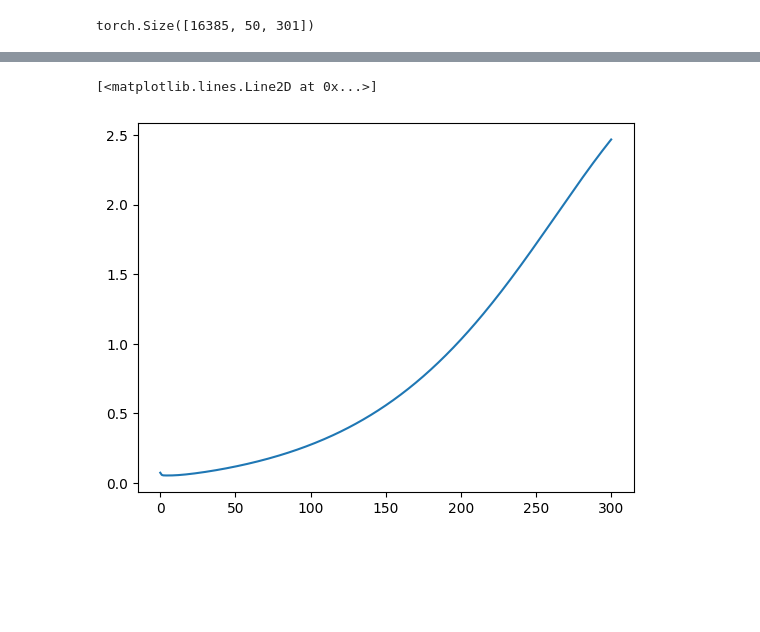
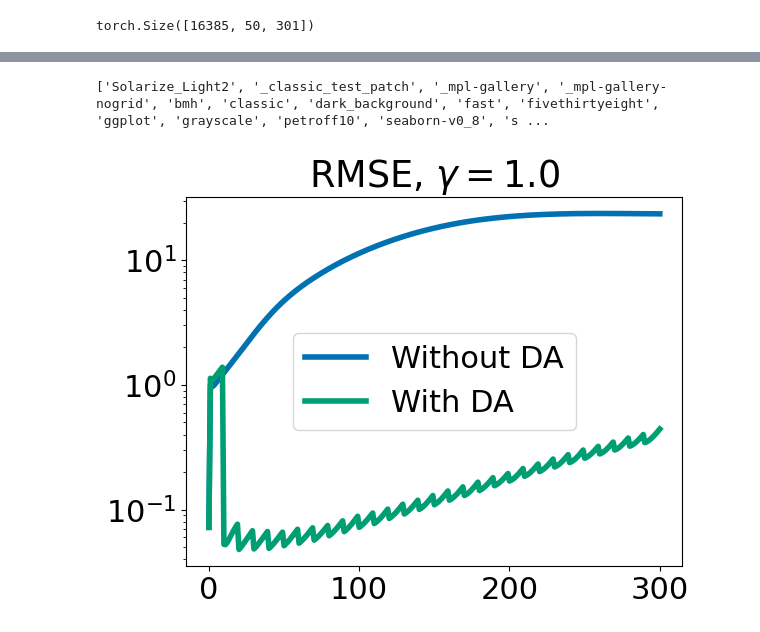
Before and after one commit to wd15/torchda, a Jupyter notebook: sandbox/03-ch-state-parameter.ipynb, the cells around one changed output, grey strips where cells are left out. Saved outputs shown, nothing was run; the diff lists cells and outputs as text; code cells hidden in the pictures; blank space fills up the shorter version.

```diff
--- a/sandbox/03-ch-state-parameter.ipynb
+++ b/sandbox/03-ch-state-parameter.ipynb
@@ -118,4 +130,4 @@ def calc_err(xEnKF, x_ens, c_store):
     err_ens = error(np.array(x_ens.swapaxes(0, 1).swapaxes(1, 2)), c_store_)
     return err_mu, err_ens
 # %%
-xEnKF, x_ens = run_filter(10, sigens=4e-3, siggamma=0.2, gamma_initial=gamma_obs + 0.1, prop=10)
+xEnKF, x_ens = run_filter(10, sigens=4e-3, siggamma=0.3, gamma_initial=gamma_obs - 1.0, prop=10)
@@ -157,0 +174,16 @@ seaborn.histplot(x_ens[0, :, -1])
+# %%
+plt.style.use('seaborn-v0_8-colorblind')
+plt.rcParams.update({'font.size': 22})
+
+y_mean = x_ens[0, :, :].mean(axis=0)
+x = np.arange(len(y_mean))
+
+
+plt.plot(x, y_mean, lw=4, alpha=.7)
+#fig, ax = plt.subplots()
+#ax.plot(x,y)
+#plt.ylim(1.9, 2.01)
+plt.title("$\\gamma$ evolution with DA")
+plt.fill_between(x, ci[:, 0], ci[:, 1], alpha=.5)
+plt.savefig("gamma-evolution.png")
+plt.show()
@@ -158,2 +192,2 @@ seaborn.histplot(x_ens[0, :, -1])
 # %%
-xEnKF, x_ens = run_filter(300, sigens=4e-3, siggamma=0.2, gamma_initial=gamma_obs + 0.1, prop=10)
+xEnKF_noda, x_ens_noda = run_filter(300, sigens=4e-3, siggamma=0.4, gamma_initial=gamma_obs - 1, prop=10)
@@ -160,7 +202,17 @@ xEnKF, x_ens = run_filter(300, sigens=4e-3, siggamma=0.2, gamma_initial=gamma_ob
 # %%
-err_mu, err_ens = calc_err(xEnKF[1:], x_ens[1:], c_store)
+err_mu_noda, err_ens_noda = calc_err(xEnKF_noda[1:], x_ens_noda[1:], c_store)
+# %%
+print(plt.style.available)
+# %% [output]
+['Solarize_Light2', '_classic_test_patch', '_mpl-gallery', '_mpl-gallery-nogrid', 'bmh', 'classic', 'dark_background', 'fast', 'fivethirtyeight', 'ggplot', 'grayscale', 'petroff10', 'seaborn-v0_8', 's ...
 # %%
-plt.plot(err_mu)
+plt.style.use('seaborn-v0_8-colorblind')
+plt.rcParams.update({'font.size': 22})
+plt.semilogy(err_mu_noda, label="Without DA", lw=4)
+plt.semilogy(err_mu, label="With DA", lw=4)
+plt.legend()
+plt.title("RMSE, $\\gamma=1.0$")
+plt.savefig('rmse-error.png')
+plt.show()
 # %% [output]
-[<matplotlib.lines.Line2D at 0x...>]
-[figure, old version]
+[figure, new version]
```
Also changed, not shown: parts of 13 cells of this notebook.
